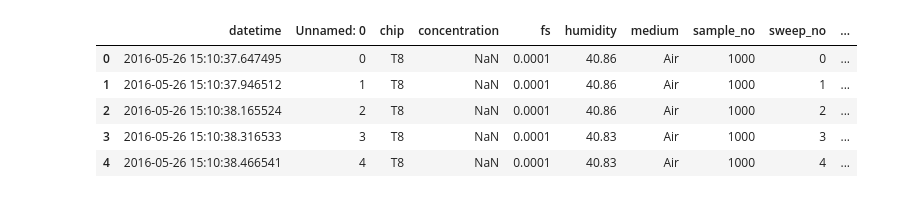
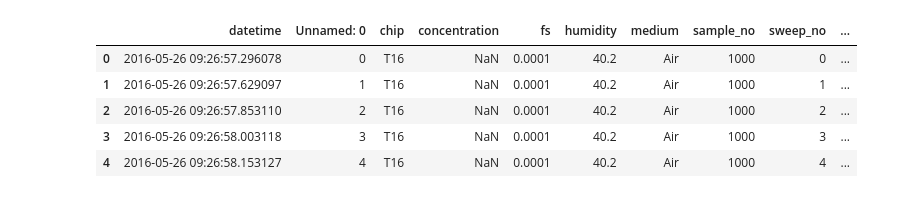
Before and after one commit to mn14tm/FlowCellPicoscope, a Jupyter notebook: BloodCSVAnalysis.ipynb, the cells around one changed output. Saved outputs shown, nothing was run; the diff lists cells and outputs as text; code cells hidden in the pictures.

```diff
--- a/BloodCSVAnalysis.ipynb
+++ b/BloodCSVAnalysis.ipynb
@@ -8,33 +8,33 @@ import os
 
 %matplotlib inline
 # %%
-sample = "T8"
+sample = "T16"
 
 df = pd.DataFrame()
 
 # Get list of folders
 folders = gb.glob("Data/" + sample + "/*/")
 for folder in folders:
 #     print(file)
 
     # Load HDF file
     df_file = pd.read_csv(folder + '/analysis.csv')
 
     # Add sweep data to measurement dataframe
     df = df.append(df_file)
 
 # Sort rows by datetime
 df['datetime'] = pd.to_datetime(df['datetime'])
 df = df.set_index('datetime').sort_index()
 df = df.reset_index()
 df.head()
 # %% [output]
 |  | datetime | Unnamed: 0 | chip | concentration | fs | humidity | medium | sample_no | sweep_no | ... |
-| 0 | 2016-05-26 15:10:37.647495 | 0 | T8 | NaN | 0.0001 | 40.86 | Air | 1000 | 0 | ... |
-| 1 | 2016-05-26 15:10:37.946512 | 1 | T8 | NaN | 0.0001 | 40.86 | Air | 1000 | 1 | ... |
-| 2 | 2016-05-26 15:10:38.165524 | 2 | T8 | NaN | 0.0001 | 40.86 | Air | 1000 | 2 | ... |
-| 3 | 2016-05-26 15:10:38.316533 | 3 | T8 | NaN | 0.0001 | 40.83 | Air | 1000 | 3 | ... |
-| 4 | 2016-05-26 15:10:38.466541 | 4 | T8 | NaN | 0.0001 | 40.83 | Air | 1000 | 4 | ... |
+| 0 | 2016-05-26 09:26:57.296078 | 0 | T16 | NaN | 0.0001 | 40.2 | Air | 1000 | 0 | ... |
+| 1 | 2016-05-26 09:26:57.629097 | 1 | T16 | NaN | 0.0001 | 40.2 | Air | 1000 | 1 | ... |
+| 2 | 2016-05-26 09:26:57.853110 | 2 | T16 | NaN | 0.0001 | 40.2 | Air | 1000 | 2 | ... |
+| 3 | 2016-05-26 09:26:58.003118 | 3 | T16 | NaN | 0.0001 | 40.2 | Air | 1000 | 3 | ... |
+| 4 | 2016-05-26 09:26:58.153127 | 4 | T16 | NaN | 0.0001 | 40.2 | Air | 1000 | 4 | ... |
 # %%
 df.info()
 # %% [output]
```
Also changed, not shown: parts of 11 cells of this notebook, 2 other files.
